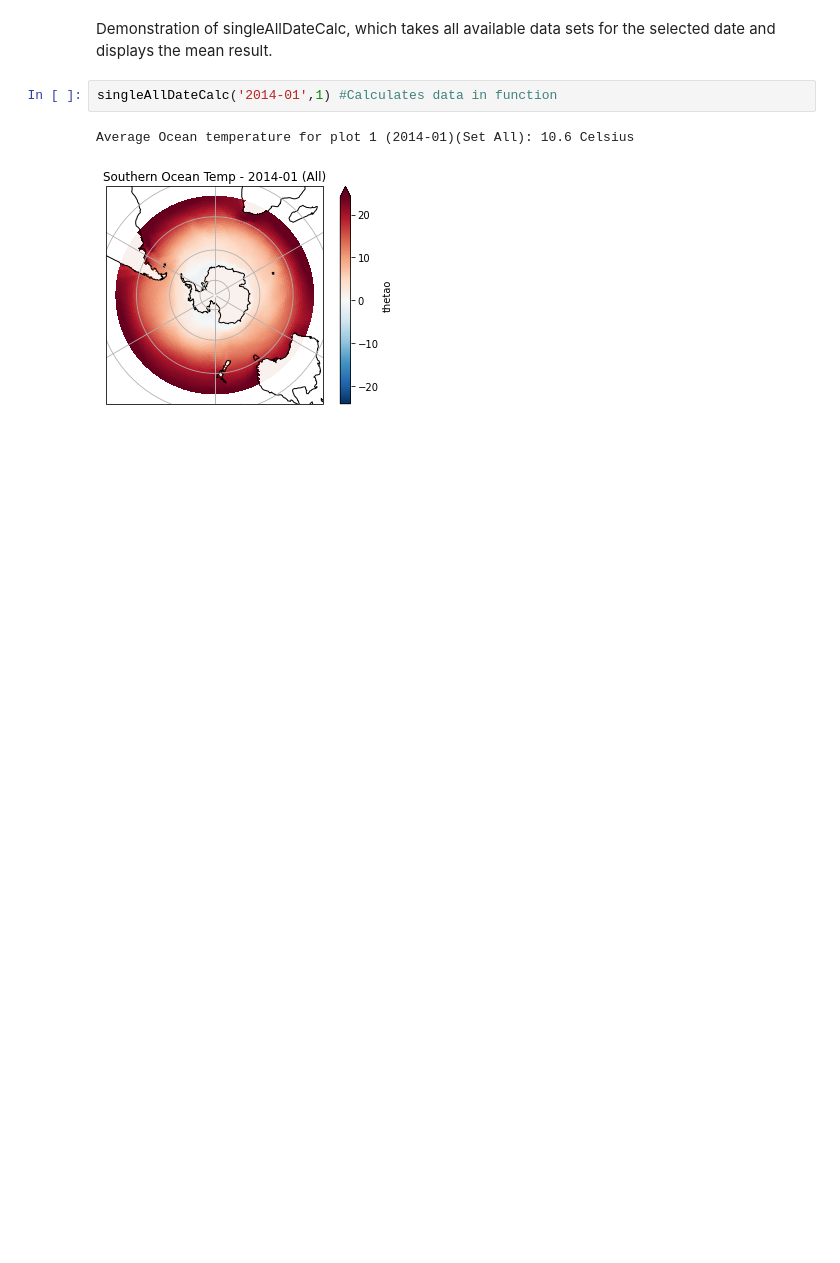
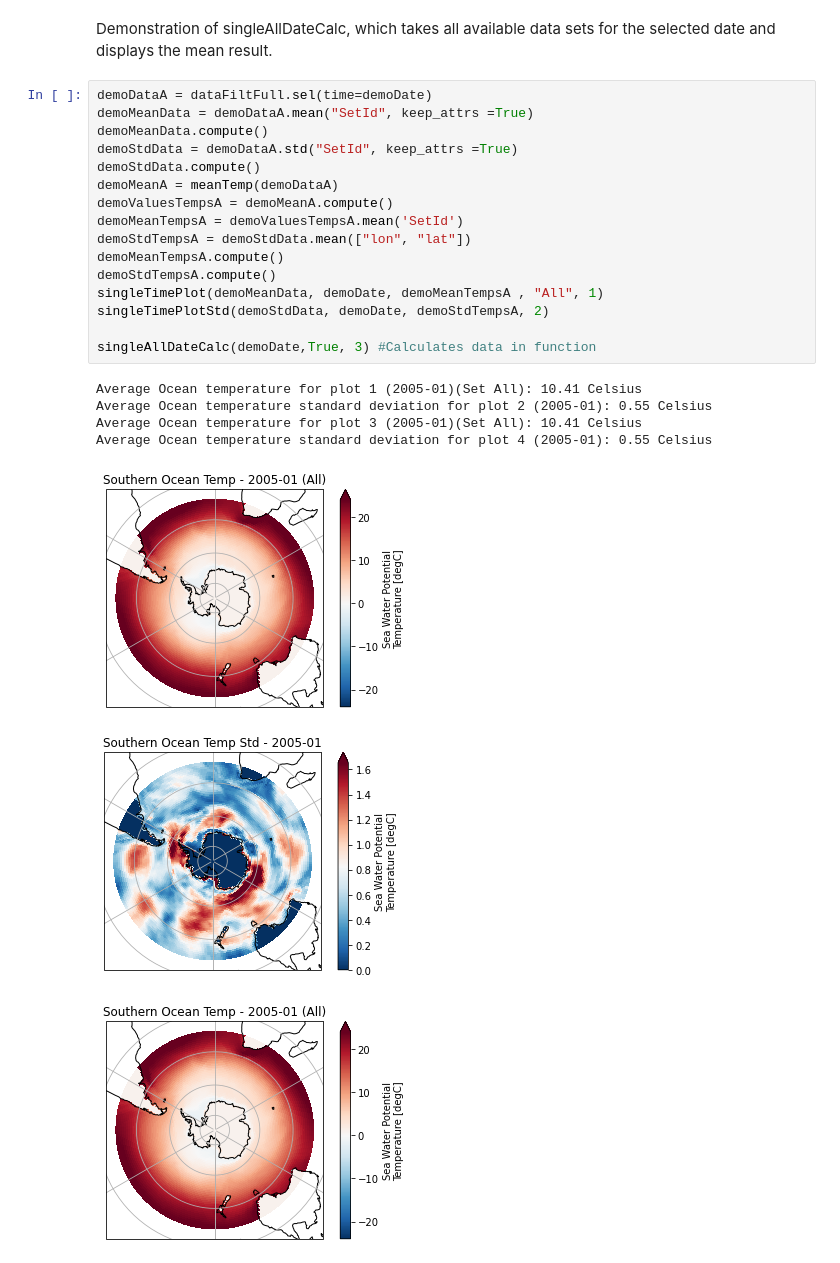
Before and after one commit to el1247/BAS_AI4ER_SAM, a Jupyter notebook: notebooks/exploratory/1.3_el_ESM3Analysis.ipynb, the cells around one changed output. Saved outputs shown, nothing was run; the diff lists cells and outputs as text; blank space fills up the shorter version.

```diff
--- a/notebooks/exploratory/1.3_el_ESM3Analysis.ipynb
+++ b/notebooks/exploratory/1.3_el_ESM3Analysis.ipynb
@@ -256,7 +311,26 @@ Average Ocean temperature for plot 2 (1950-01)(Set 0): 10.11 Celsius
 # %% [markdown]
 Demonstration of singleAllDateCalc, which takes all available data sets for the selected date and displays the mean result.
-# %%
-singleAllDateCalc('2014-01',1) #Calculates data in function
-# %% [output]
-Average Ocean temperature for plot 1 (2014-01)(Set All): 10.6 Celsius
-[figure, removed]
+# %%
+demoDataA = dataFiltFull.sel(time=demoDate)
+demoMeanData = demoDataA.mean("SetId", keep_attrs =True)
+demoMeanData.compute()
+demoStdData = demoDataA.std("SetId", keep_attrs =True)
+demoStdData.compute()
+demoMeanA = meanTemp(demoDataA)
+demoValuesTempsA = demoMeanA.compute()
+demoMeanTempsA = demoValuesTempsA.mean('SetId')
+demoStdTempsA = demoStdData.mean(["lon", "lat"])
+demoMeanTempsA.compute()
+demoStdTempsA.compute()
+singleTimePlot(demoMeanData, demoDate, demoMeanTempsA , "All", 1)
+singleTimePlotStd(demoStdData, demoDate, demoStdTempsA, 2)
+
+singleAllDateCalc(demoDate,True, 3) #Calculates data in function
+# %% [output]
+Average Ocean temperature for plot 1 (2005-01)(Set All): 10.41 Celsius
+Average Ocean temperature standard deviation for plot 2 (2005-01): 0.55 Celsius
+Average Ocean temperature for plot 3 (2005-01)(Set All): 10.41 Celsius
+Average Ocean temperature standard deviation for plot 4 (2005-01): 0.55 Celsius
+[figure, added]
+[figure, added]
+[figure, added]
```
Also changed, not shown: parts of 19 cells of this notebook.
